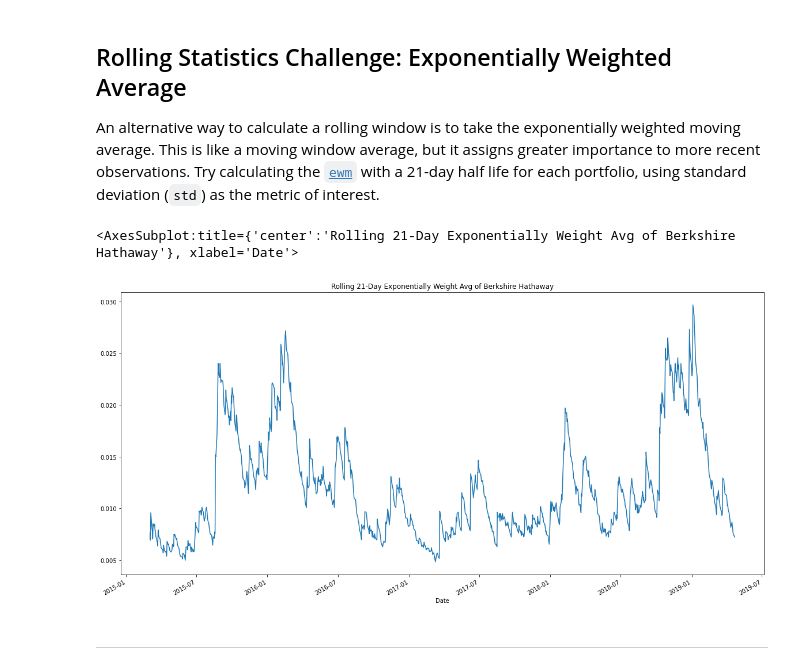
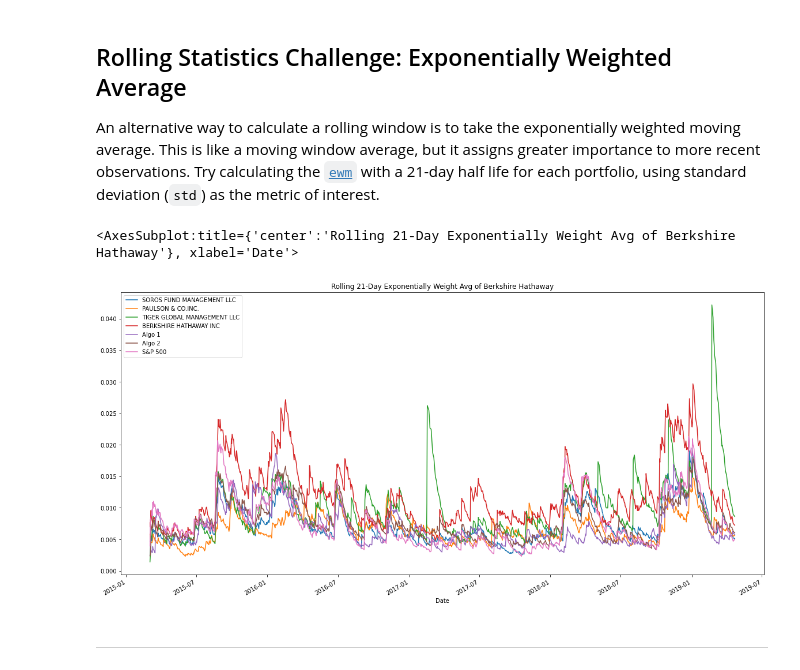
Before and after one commit to wdenetsosie/Challenge-4---whale-analysis, a Jupyter notebook: whale_analysis_challenge.ipynb, the cells around one changed output. Drawn from its saved outputs; the diff is of its cells as text; code cells hidden in the pictures.

```diff
--- a/whale_analysis_challenge.ipynb
+++ b/whale_analysis_challenge.ipynb
@@ -407,11 +407,11 @@ rolling_beta.plot(figsize=(20,10), title='Rolling 30-Day Beta of Berkshire Hatha
 An alternative way to calculate a rolling window is to take the exponentially weighted moving average. This is like a moving window average, but it assigns greater importance to more recent observations. Try calculating the [`ewm`](https://pandas.pydata.org/pandas-docs/stable/reference/api/pandas.DataFrame.ewm.html) with a 21-day half life for each portfolio, using standard deviation (`std`) as the metric of interest.
 # %%
 # Use `ewm` to calculate the rolling window
-berkshire_exp_weight_avg = joined_data_rows["BERKSHIRE HATHAWAY INC"].ewm(span=21).std()
+berkshire_exp_weight_avg = joined_data_rows.ewm(span=21).std()
 berkshire_exp_weight_avg.plot(figsize=(20,10), title='Rolling 21-Day Exponentially Weight Avg of Berkshire Hathaway')
 # %% [output]
 <AxesSubplot:title={'center':'Rolling 21-Day Exponentially Weight Avg of Berkshire Hathaway'}, xlabel='Date'>
-[figure, old version]
+[figure, new version]
 # %% [markdown]
 ---
 # %% [markdown]
```
Also changed, not shown: parts of 9 cells of this notebook.
